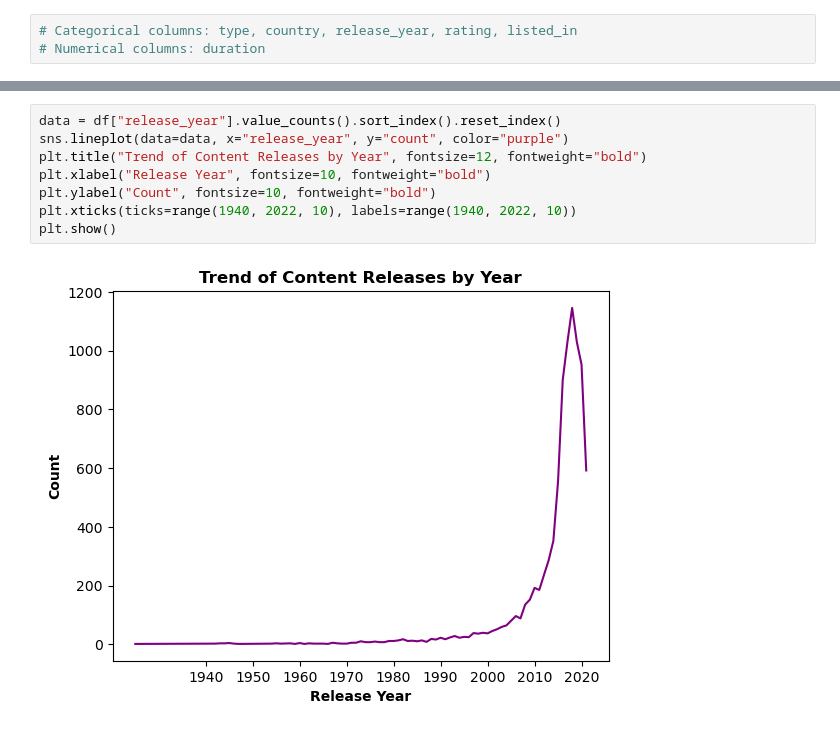
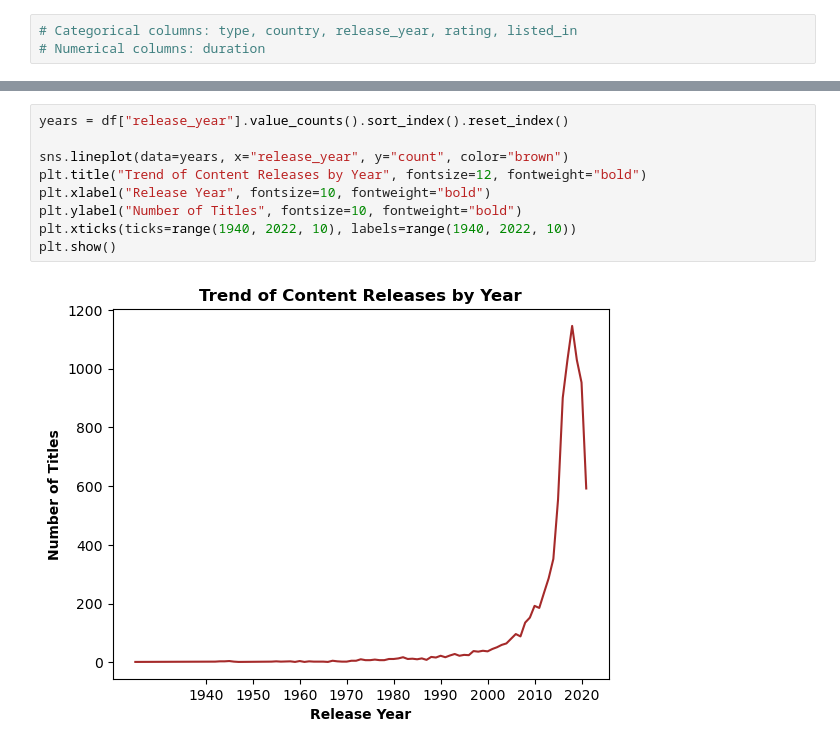
Before and after one commit to berkaygirgin/netflix-data-analysis, a Jupyter notebook: notebook/netflix_analysis.ipynb, the cells around one changed output, grey strips where cells are left out. Drawn from its saved outputs; the diff is of its cells as text.

```diff
--- a/notebook/netflix_analysis.ipynb
+++ b/notebook/netflix_analysis.ipynb
@@ -140,10 +146,11 @@ plt.show()
 # %%
-data = df["release_year"].value_counts().sort_index().reset_index()
-sns.lineplot(data=data, x="release_year", y="count", color="purple")
+years = df["release_year"].value_counts().sort_index().reset_index()
+
+sns.lineplot(data=years, x="release_year", y="count", color="brown")
 plt.title("Trend of Content Releases by Year", fontsize=12, fontweight="bold")
 plt.xlabel("Release Year", fontsize=10, fontweight="bold")
-plt.ylabel("Count", fontsize=10, fontweight="bold")
+plt.ylabel("Number of Titles", fontsize=10, fontweight="bold")
 plt.xticks(ticks=range(1940, 2022, 10), labels=range(1940, 2022, 10))
 plt.show()
 # %% [output]
-[figure, old version]
+[figure, new version]
```
Also changed, not shown: parts of 8 cells of this notebook.
